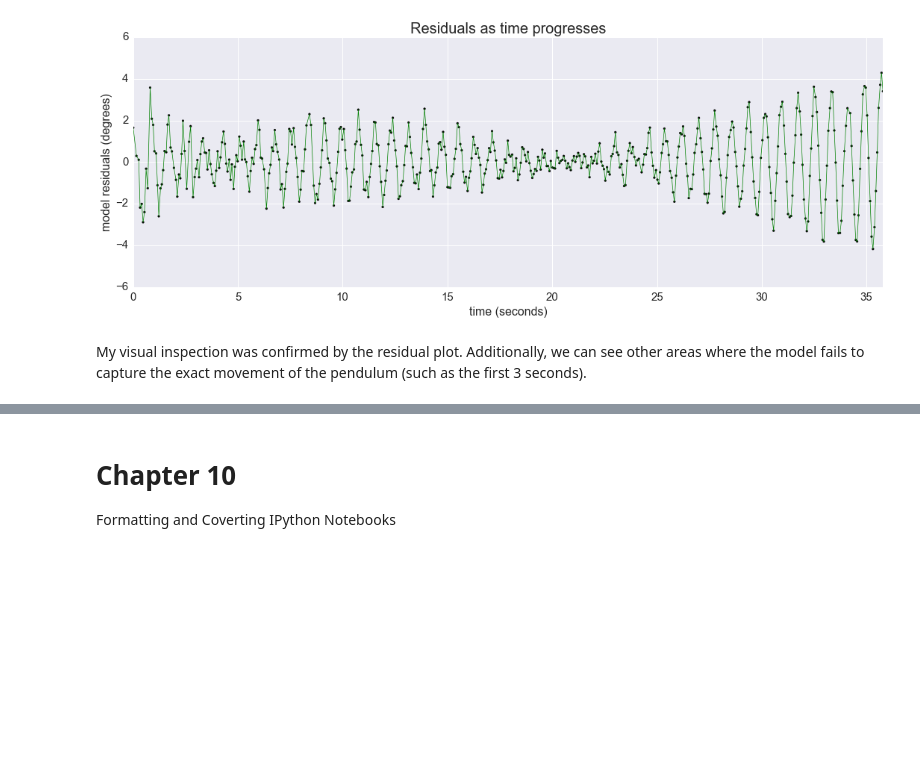
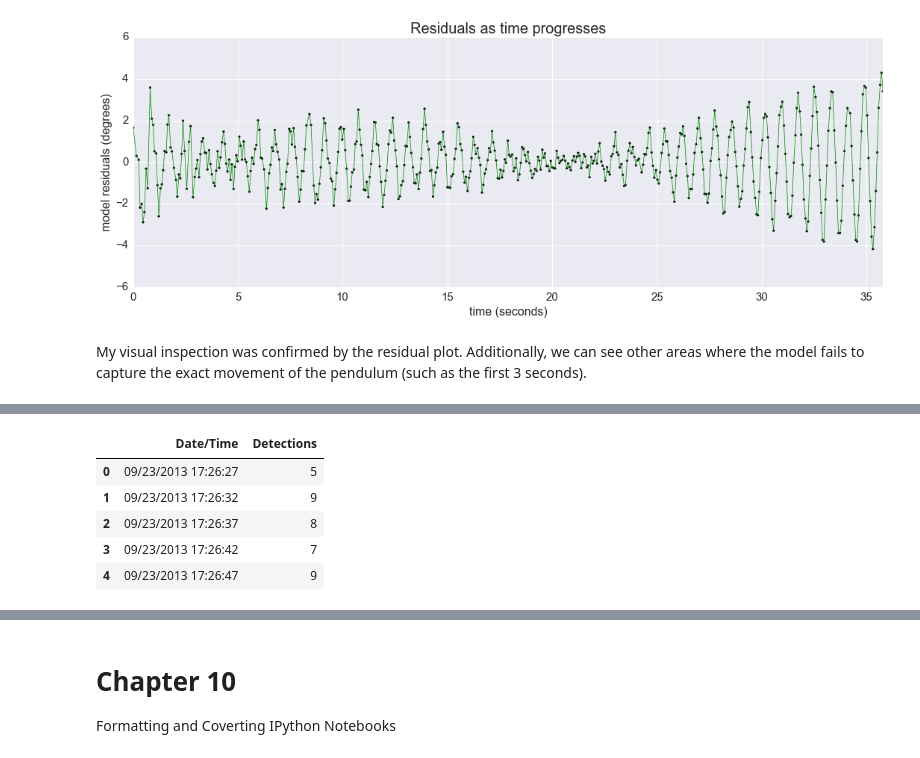
Before and after one commit to JeremyMMulcahey/IPythonNotebook, a Jupyter notebook: SeniorProject/SeniorProject.ipynb, the cells around one changed output, grey strips where cells are left out. Drawn from its saved outputs; the diff is of its cells as text; code cells hidden in the pictures; blank space fills up the shorter version.

```diff
--- a/SeniorProject/SeniorProject.ipynb
+++ b/SeniorProject/SeniorProject.ipynb
@@ -1777 +1785,10 @@ len(gcFrame.Detections)
+# %%
+gcFrame.head()
+# %% [output]
+|  | Date/Time | Detections |
+| 0 | 09/23/2013 17:26:27 | 5 |
+| 1 | 09/23/2013 17:26:32 | 9 |
+| 2 | 09/23/2013 17:26:37 | 8 |
+| 3 | 09/23/2013 17:26:42 | 7 |
+| 4 | 09/23/2013 17:26:47 | 9 |
 # %%
```
Also changed, not shown: parts of 25 cells of this notebook.
